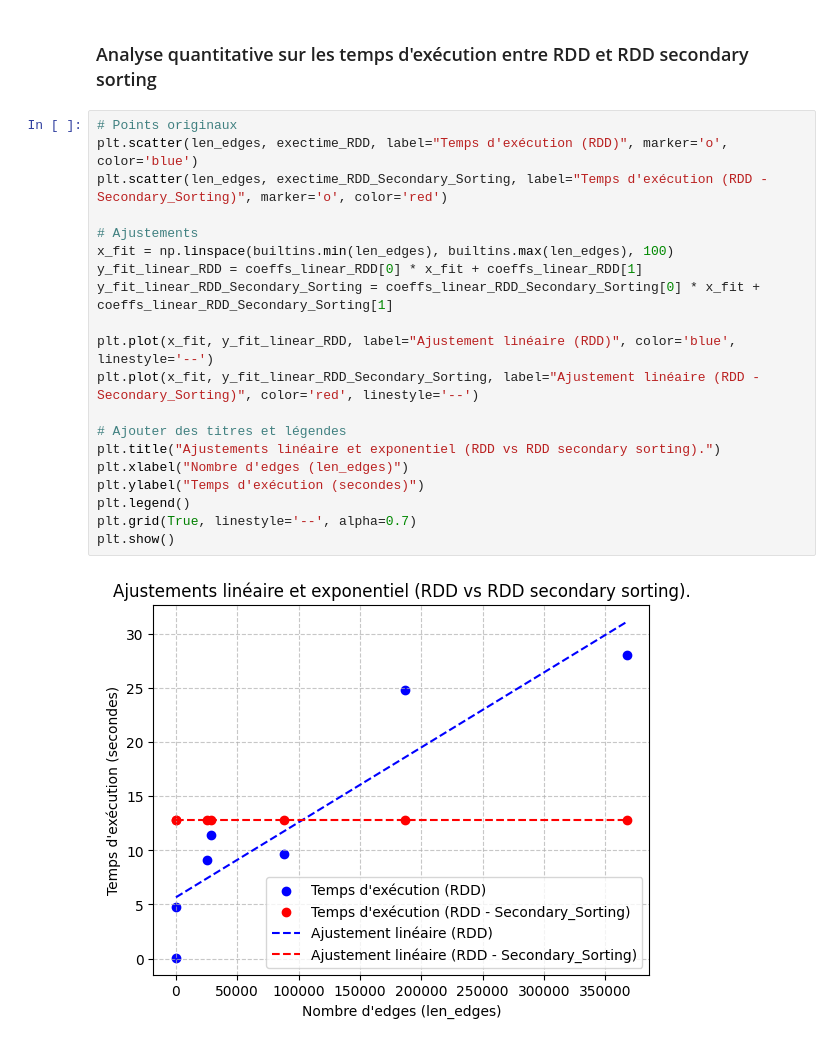
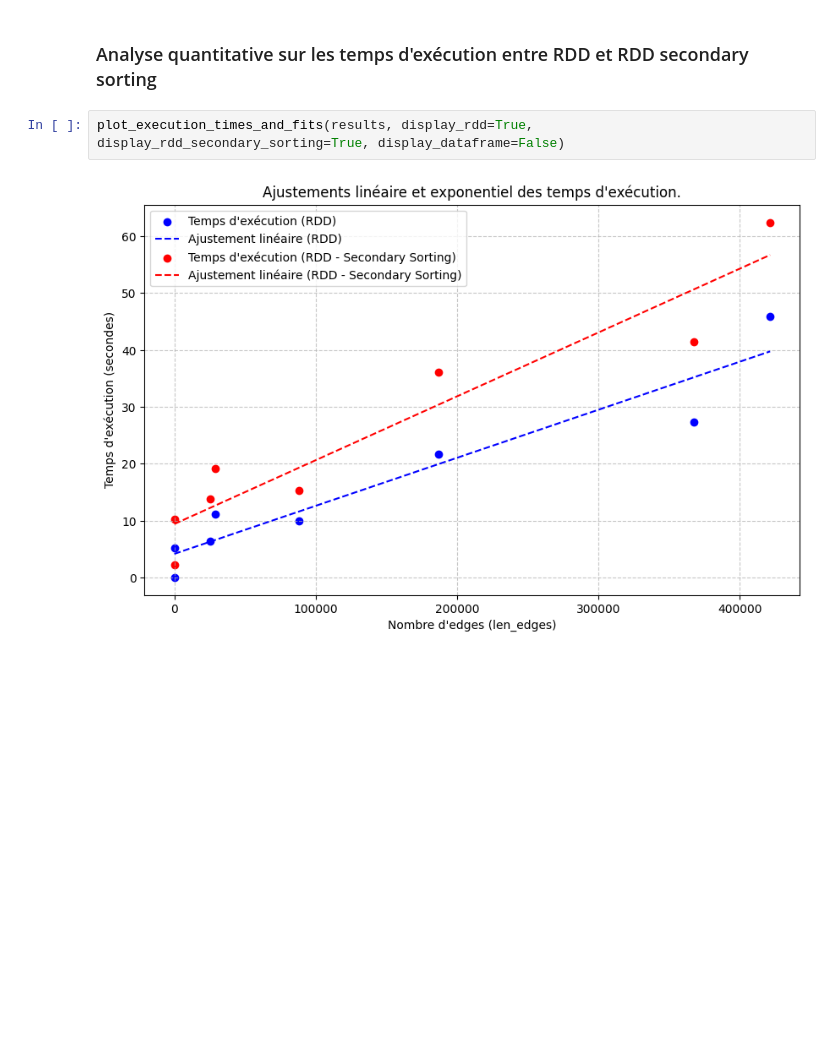
Before and after one commit to auduvignac/CCF_MapReduce, a Jupyter notebook: CCF.ipynb, the cells around one changed output. Cells and saved outputs as stored; diff of their text form; blank space fills up the shorter version.

```diff
--- a/CCF.ipynb
+++ b/CCF.ipynb
@@ -1261,24 +1799,6 @@ Coefficient exponentiel de exectime_Dataframe : [1.28687698e+02 6.32058651e-06]
 # %% [markdown]
 ### Analyse quantitative sur les temps d'exécution entre RDD et RDD secondary sorting
-# %%
-# Points originaux
-plt.scatter(len_edges, exectime_RDD, label="Temps d'exécution (RDD)", marker='o', color='blue')
-plt.scatter(len_edges, exectime_RDD_Secondary_Sorting, label="Temps d'exécution (RDD - Secondary_Sorting)", marker='o', color='red')
-
-# Ajustements
-x_fit = np.linspace(builtins.min(len_edges), builtins.max(len_edges), 100)
-y_fit_linear_RDD = coeffs_linear_RDD[0] * x_fit + coeffs_linear_RDD[1]
-y_fit_linear_RDD_Secondary_Sorting = coeffs_linear_RDD_Secondary_Sorting[0] * x_fit + coeffs_linear_RDD_Secondary_Sorting[1]
-
-plt.plot(x_fit, y_fit_linear_RDD, label="Ajustement linéaire (RDD)", color='blue', linestyle='--')
-plt.plot(x_fit, y_fit_linear_RDD_Secondary_Sorting, label="Ajustement linéaire (RDD - Secondary_Sorting)", color='red', linestyle='--')
-
-# Ajouter des titres et légendes
-plt.title("Ajustements linéaire et exponentiel (RDD vs RDD secondary sorting).")
-plt.xlabel("Nombre d'edges (len_edges)")
-plt.ylabel("Temps d'exécution (secondes)")
-plt.legend()
-plt.grid(True, linestyle='--', alpha=0.7)
-plt.show()
-# %% [output]
-[figure, removed]
+# %%
+plot_execution_times_and_fits(results, display_rdd=True, display_rdd_secondary_sorting=True, display_dataframe=False)
+# %% [output]
+[figure, added]
```
Also changed, not shown: parts of 24 cells of this notebook.
